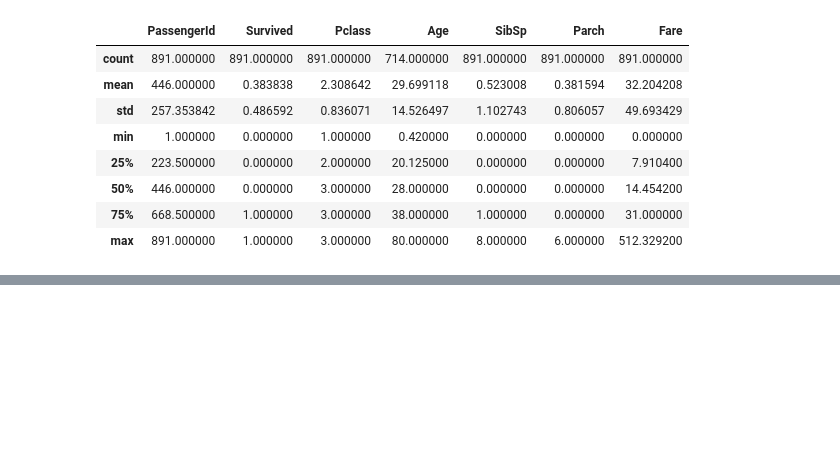
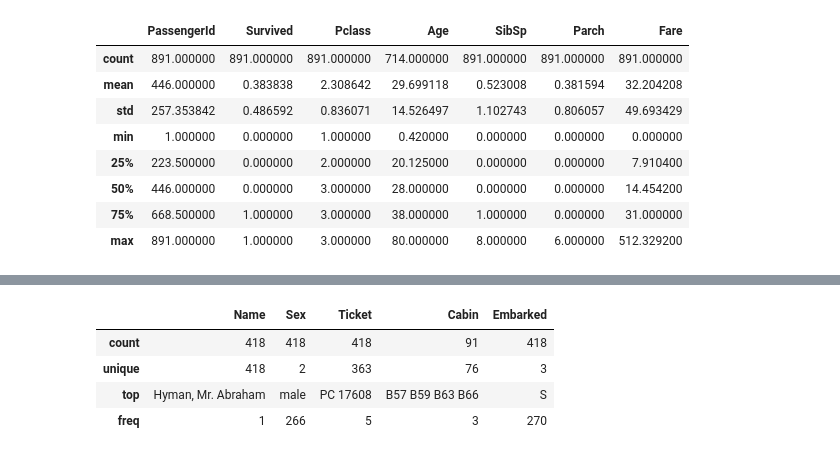
Before and after one commit to eagostinelli/Kaggle-Titanic, a Jupyter notebook: titanic-notebook.ipynb, the cells around one changed output, grey strips where cells are left out. Saved outputs shown, nothing was run; the diff lists cells and outputs as text; code cells hidden in the pictures; blank space fills up the shorter version.

```diff
--- a/titanic-notebook.ipynb
+++ b/titanic-notebook.ipynb
@@ -203,0 +248,8 @@ memory usage: 36.0+ KB
+# %%
+test.describe(include=['O'])
+# %% [output]
+|  | Name | Sex | Ticket | Cabin | Embarked |
+| count | 418 | 418 | 418 | 91 | 418 |
+| unique | 418 | 2 | 363 | 76 | 3 |
+| top | Hyman, Mr. Abraham | male | PC 17608 | B57 B59 B63 B66 | S |
+| freq | 1 | 266 | 5 | 3 | 270 |
```
Also changed, not shown: parts of 21 cells of this notebook, 3 other files.
